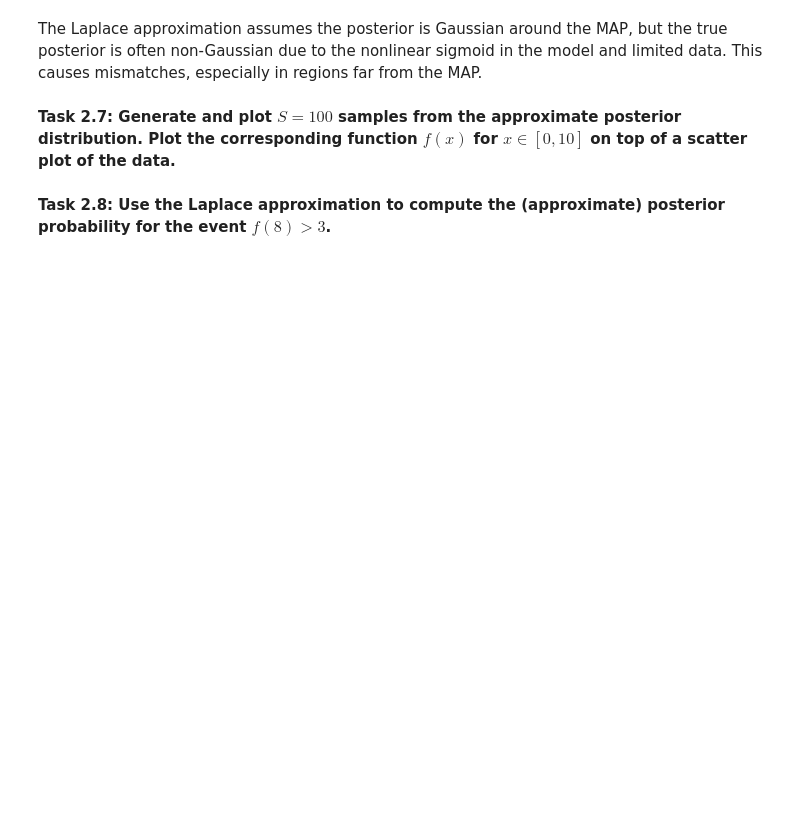
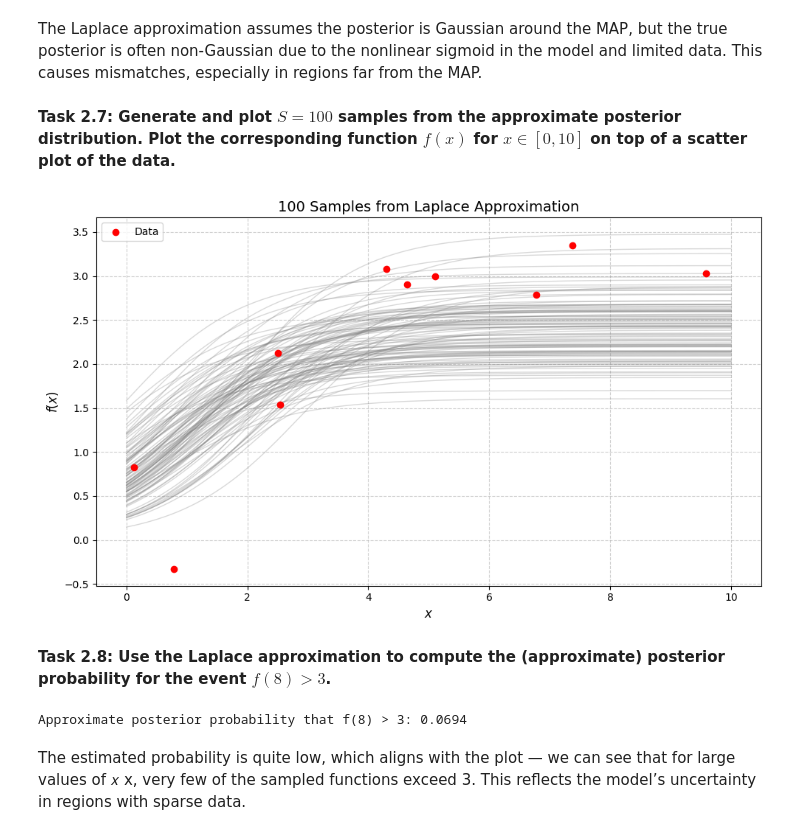
Before and after one commit to Ghjacobsen/BayesianML, a Jupyter notebook: assignment2_part2.ipynb, the cells around one changed output. Saved outputs shown, nothing was run; the diff lists cells and outputs as text; code cells hidden in the pictures; blank space fills up the shorter version.

```diff
--- a/assignment2_part2.ipynb
+++ b/assignment2_part2.ipynb
@@ -318,6 +314,66 @@ The Laplace approximation assumes the posterior is Gaussian around the MAP, but
 # %% [markdown]
 **Task 2.7: Generate and plot $S = 100$ samples from the approximate posterior distribution. Plot
 the corresponding function $f(x)$ for $x \in [0, 10]$ on top of a scatter plot of the data.**
+# %%
+import jax.numpy as jnp
+from jax import hessian
+import matplotlib.pyplot as plt
+import numpy as np
+
+log_joint_grid = jnp.vectorize(lambda w0, w1: log_joint(w0, w1, y_data, x_data))(w0_grid, w1_grid)
+max_idx = jnp.unravel_index(jnp.argmax(log_joint_grid), log_joint_grid.shape)
+w0_star = w0_range[max_idx[1]]
+w1_star = w1_range[max_idx[0]]
+w_star = jnp.array([w0_star, w1_star])
+
+# Hessian and covariance
+hess = hessian(lambda w: log_joint(w[0], w[1], y_data, x_data))(w_star)
+cov = jnp.linalg.inv(-hess)  # Negative Hessian is precision
+
+# Sample from Laplace approximation
+S = 100
+samples = np.random.multivariate_normal(mean=w_star, cov=np.array(cov), size=S)
+
+# Generate function curves from samples
+x_plot = jnp.linspace(0, 10, 300)
+f_samples = jnp.array([f(w[0], w[1], x_plot) for w in samples])
+
+# Plot
+plt.figure(figsize=(10, 6))
+
+# Plot all sampled functions
+for f_s in f_samples:
+    plt.plot(x_plot, f_s, color='gray', alpha=0.3, linewidth=1)
+
+# Overlay data
+plt.scatter(x_data, y_data, color='red', label='Data', zorder=5)
+plt.xlabel('$x$', fontsize=12)
+plt.ylabel('$f(x)$', fontsize=12)
+plt.title(f'{S} Samples from Laplace Approximation', fontsize=14)
+plt.grid(True, linestyle='--', alpha=0.6)
+plt.legend()
+plt.tight_layout()
+plt.show()
+# %% [output]
+[figure, added]
 # %% [markdown]
 **Task 2.8: Use the Laplace approximation to compute the (approximate) posterior probability
 for the event $f(8) > 3$.**
+# %%
+S = 10000  # Large number for better estimate
+samples = np.random.multivariate_normal(mean=w_star, cov=np.array(cov), size=S)
+
+# Compute f(8) for all samples
+x_val = 8.0
+f_8_samples = jnp.array([w[1] * sigmoid(x_val + w[0]) for w in samples])
+
+# Estimate P(f(8) > 3)
+prob_f8_gt_3 = jnp.mean(f_8_samples > 3)
+
+print(f"Approximate posterior probability that f(8) > 3: {prob_f8_gt_3:.4f}")
+# %% [output]
+Approximate posterior probability that f(8) > 3: 0.0694
+# %% [markdown]
+The estimated probability is quite low, which aligns with the plot — we can see that for large values of
+𝑥
+x, very few of the sampled functions exceed 3. This reflects the model’s uncertainty in regions with sparse data.
```
Also changed, not shown: parts of 1 cell of this notebook.
